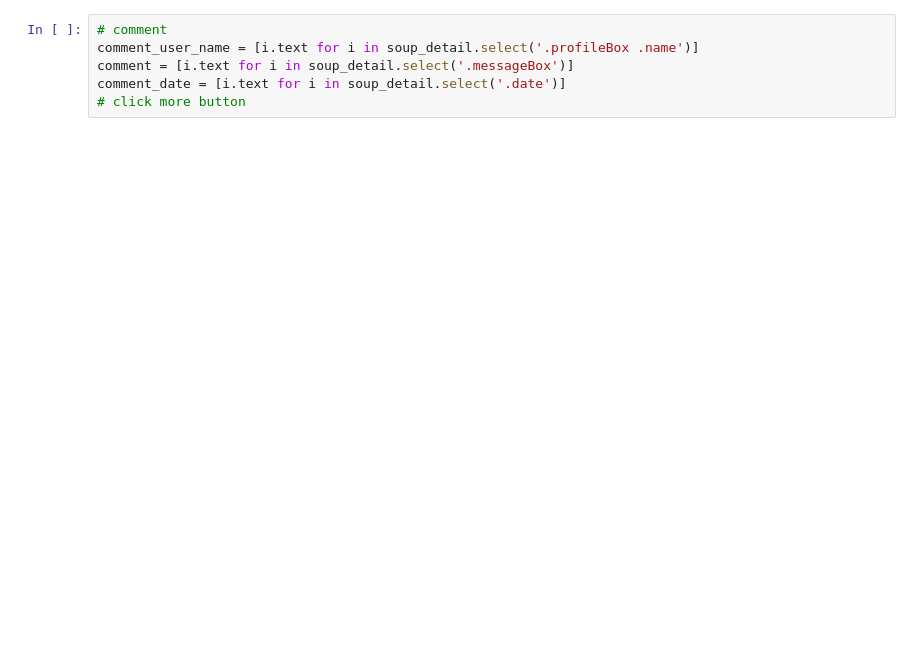
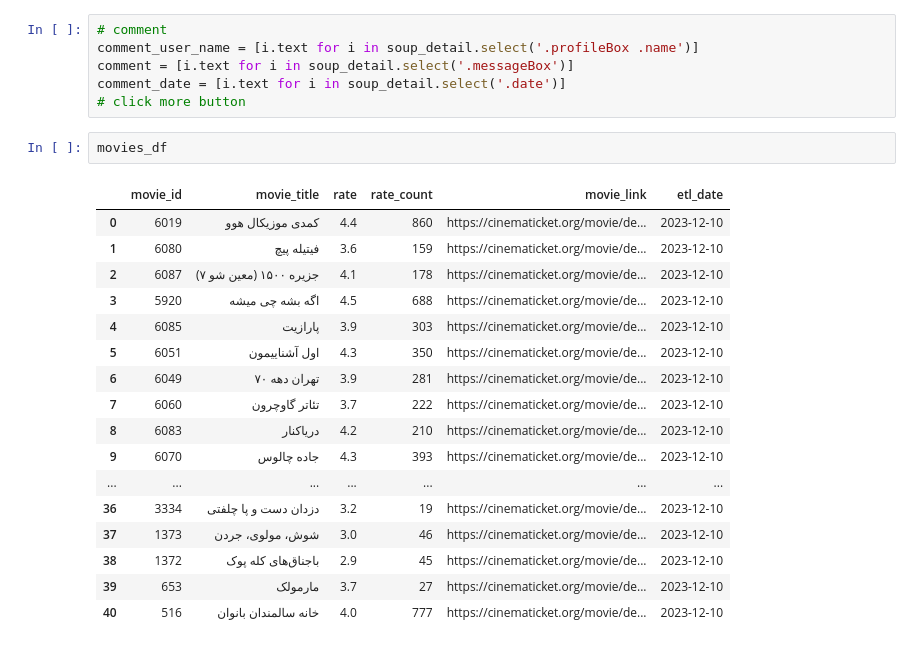
Before and after one commit to meysam-aghili/temp, a Jupyter notebook: cinema_ticket_theatre_crawler/Crawler.ipynb, the cells around one changed output. Drawn from its saved outputs; the diff is of its cells as text; blank space fills up the shorter version.

```diff
--- a/cinema_ticket_theatre_crawler/Crawler.ipynb
+++ b/cinema_ticket_theatre_crawler/Crawler.ipynb
@@ -197,3 +197,23 @@ comment_user_name = [i.text for i in soup_detail.select('.profileBox .name')]
 comment = [i.text for i in soup_detail.select('.messageBox')]
 comment_date = [i.text for i in soup_detail.select('.date')]
 # click more button
+# %%
+movies_df
+# %% [output]
+|  | movie_id | movie_title | rate | rate_count | movie_link | etl_date |
+| 0 | 6019 | کمدی موزیکال هوو | 4.4 | 860 | https://cinematicket.org/movie/de... | 2023-12-10 |
+| 1 | 6080 | فیتیله پیچ | 3.6 | 159 | https://cinematicket.org/movie/de... | 2023-12-10 |
+| 2 | 6087 | جزیره ۱۵۰۰ (معین شو ۷) | 4.1 | 178 | https://cinematicket.org/movie/de... | 2023-12-10 |
+| 3 | 5920 | اگه بشه چی میشه | 4.5 | 688 | https://cinematicket.org/movie/de... | 2023-12-10 |
+| 4 | 6085 | پارازیت | 3.9 | 303 | https://cinematicket.org/movie/de... | 2023-12-10 |
+| 5 | 6051 | اول آشناییمون | 4.3 | 350 | https://cinematicket.org/movie/de... | 2023-12-10 |
+| 6 | 6049 | تهران دهه ۷۰ | 3.9 | 281 | https://cinematicket.org/movie/de... | 2023-12-10 |
+| 7 | 6060 | تئاتر گاوچرون | 3.7 | 222 | https://cinematicket.org/movie/de... | 2023-12-10 |
+| 8 | 6083 | دریاکنار | 4.2 | 210 | https://cinematicket.org/movie/de... | 2023-12-10 |
+| 9 | 6070 | جاده چالوس | 4.3 | 393 | https://cinematicket.org/movie/de... | 2023-12-10 |
+| ... | ... | ... | ... | ... | ... | ... |
+| 36 | 3334 | دزدان دست و پا چلفتی | 3.2 | 19 | https://cinematicket.org/movie/de... | 2023-12-10 |
+| 37 | 1373 | شوش، مولوی، جردن | 3.0 | 46 | https://cinematicket.org/movie/de... | 2023-12-10 |
+| 38 | 1372 | باجناق‌‌‌های کله‌ پوک | 2.9 | 45 | https://cinematicket.org/movie/de... | 2023-12-10 |
+| 39 | 653 | مارمولک | 3.7 | 27 | https://cinematicket.org/movie/de... | 2023-12-10 |
+| 40 | 516 | خانه سالمندان بانوان | 4.0 | 777 | https://cinematicket.org/movie/de... | 2023-12-10 |
```
Also changed, not shown: 10 other files.
